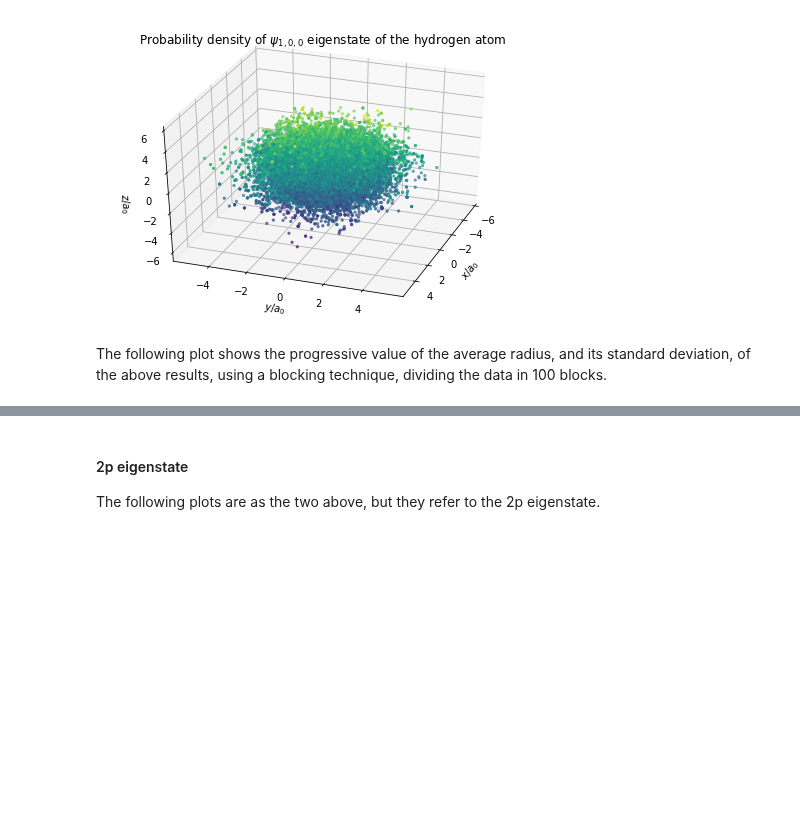
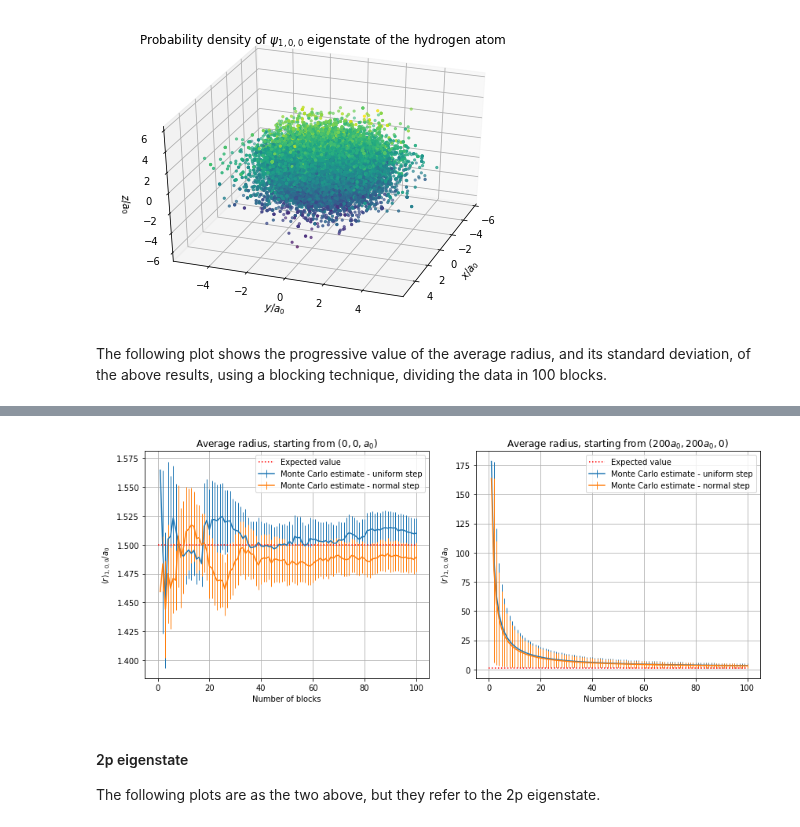
Before and after one commit to phaerrax/lab-simulazione-numerica, a Jupyter notebook: exercise05/exercise05.ipynb, the cells around one changed output, grey strips where cells are left out. Saved outputs shown, nothing was run; the diff lists cells and outputs as text; code cells hidden in the pictures; blank space fills up the shorter version.

```diff
--- a/exercise05/exercise05.ipynb
+++ b/exercise05/exercise05.ipynb
@@ -71,3 +36,71 @@ plt.show()
+# %%
+fig, axes = plt.subplots(nrows = 1, ncols = 2, figsize = (12, 5))
+axes = axes.flatten()
+
+radius_1s_far = np.loadtxt("close/1s_radius_avg.dat", unpack = True, skiprows = 1)
+
+axes[0].errorbar(
+    range(1, len(radius_1s_far[0]) + 1),
+    radius_1s_far[0],
+    yerr = radius_1s_far[1],
+    elinewidth = 1,
+    label = "Monte Carlo estimate - uniform step"
+)
+axes[0].errorbar(
+    range(1, len(radius_1s_far[2]) + 1),
+    radius_1s_far[2],
+    yerr = radius_1s_far[3],
+    elinewidth = 1,
+    label = "Monte Carlo estimate - normal step"
+)
+axes[0].hlines(
+    3/2,
+    0,
+    len(radius_1s_far[0]),
+    colors = "red",
+    linestyle = "dotted",
+    label = "Expected value"
+)
+axes[0].set_title(r"Average radius, starting from $(0,0,a_0)$")
+axes[0].set_ylabel(r"$\langle r\rangle_{1,0,0}/a_0$")
+axes[0].set_xlabel("Number of blocks")
+axes[0].legend()
+axes[0].grid(True)
+
+radius_1s_far = np.loadtxt("far/1s_radius_avg.dat", unpack = True, skiprows = 1)
+
+axes[1].errorbar(
+    range(1, len(radius_1s_far[0]) + 1),
+    radius_1s_far[0],
+    yerr = radius_1s_far[1],
+    elinewidth = 1,
+    label = "Monte Carlo estimate - uniform step"
+)
+axes[1].errorbar(
+    range(1, len(radius_1s_far[2]) + 1),
+    radius_1s_far[2],
+    yerr = radius_1s_far[3],
+    elinewidth = 1,
+    label = "Monte Carlo estimate - normal step"
+)
+axes[1].hlines(
+    3/2,
+    0,
+    len(radius_1s_far[0]),
+    colors = "red",
+    linestyle = "dotted",
+    label = "Expected value"
+)
+axes[1].set_title(r"Average radius, starting from $(200a_0, 200a_0, 0)$")
+axes[1].set_ylabel(r"$\langle r\rangle_{1,0,0}/a_0$")
+axes[1].set_xlabel("Number of blocks")
+axes[1].legend()
+axes[1].grid(True)
+
+fig.tight_layout()
+plt.show()
+# %% [output]
+[figure, added]
 # %% [markdown]
 #### 2p eigenstate
 The following plots are as the two above, but they refer to the 2p eigenstate.
```
Also changed, not shown: parts of 3 cells of this notebook, 15 other files.
